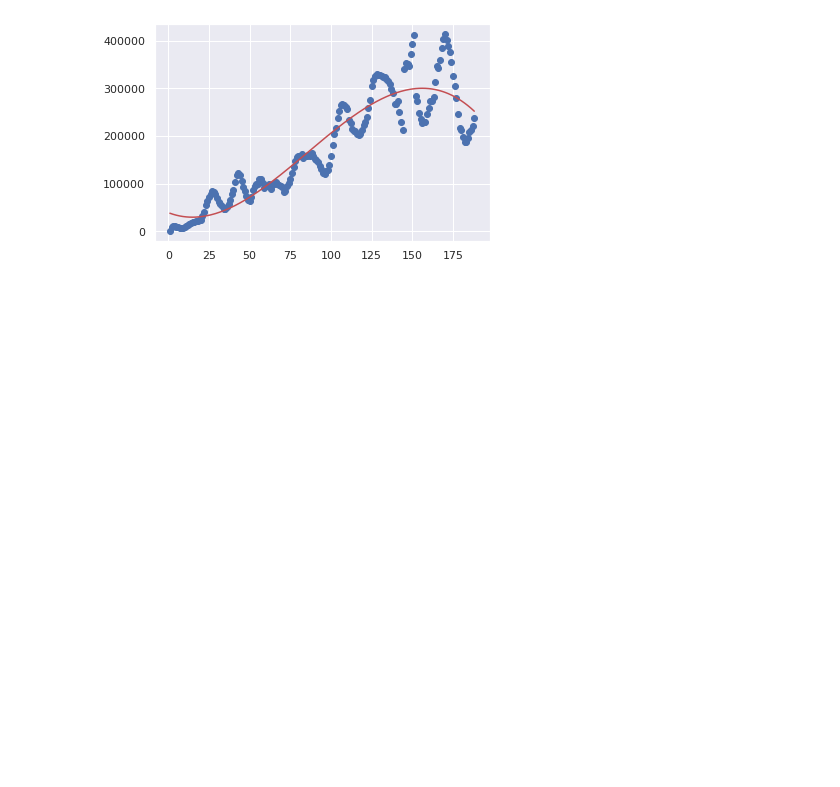
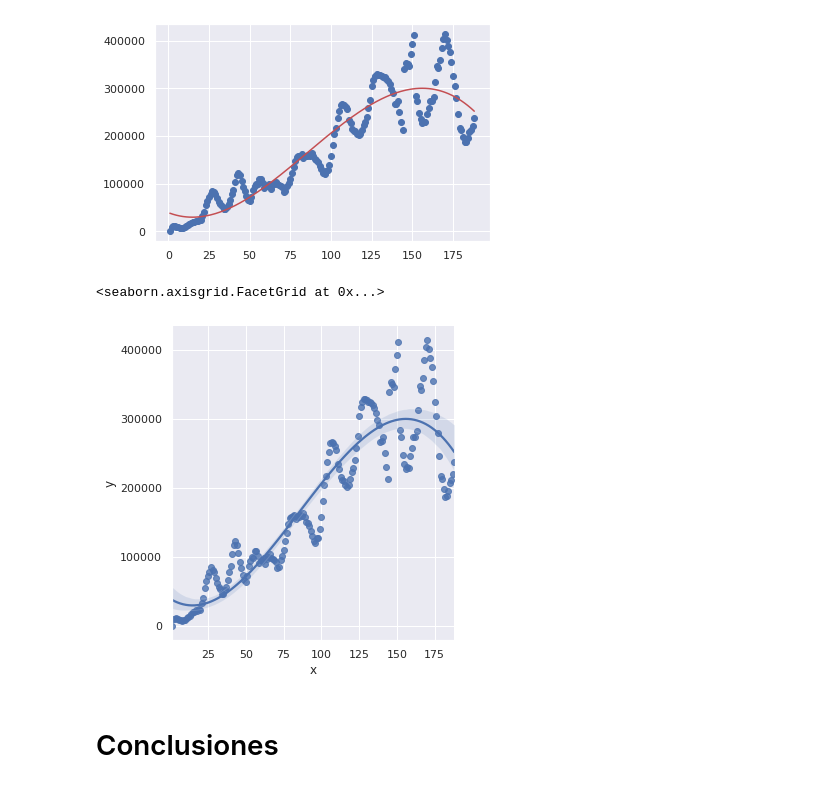
Before and after one commit to MauricioD13/Inteligencia_Artificial, a Jupyter notebook: Tareas/Tarea2/Tarea2.ipynb, the cells around one changed output. Saved outputs shown, nothing was run; the diff lists cells and outputs as text; code cells hidden in the pictures; blank space fills up the shorter version.

```diff
--- a/Tareas/Tarea2/Tarea2.ipynb
+++ b/Tareas/Tarea2/Tarea2.ipynb
@@ -257,6 +313,17 @@ TSS: 2286858085316.0
 R: 0.8532016189309557
 [<matplotlib.lines.Line2D at 0x...>]
 [figure]
+# %%
+df = pd.DataFrame({
+    'x': x_features,
+    'y': y_labels
+})
+sns.lmplot(x='x',y='y', data=df, order=3)
+# %% [output]
+<seaborn.axisgrid.FacetGrid at 0x...>
+[figure, added]
+# %% [markdown]
+# Conclusiones
 # %%
 print(R_regresiones)
 # %% [output]
```
Also changed, not shown: parts of 20 cells of this notebook, 1 other file.
